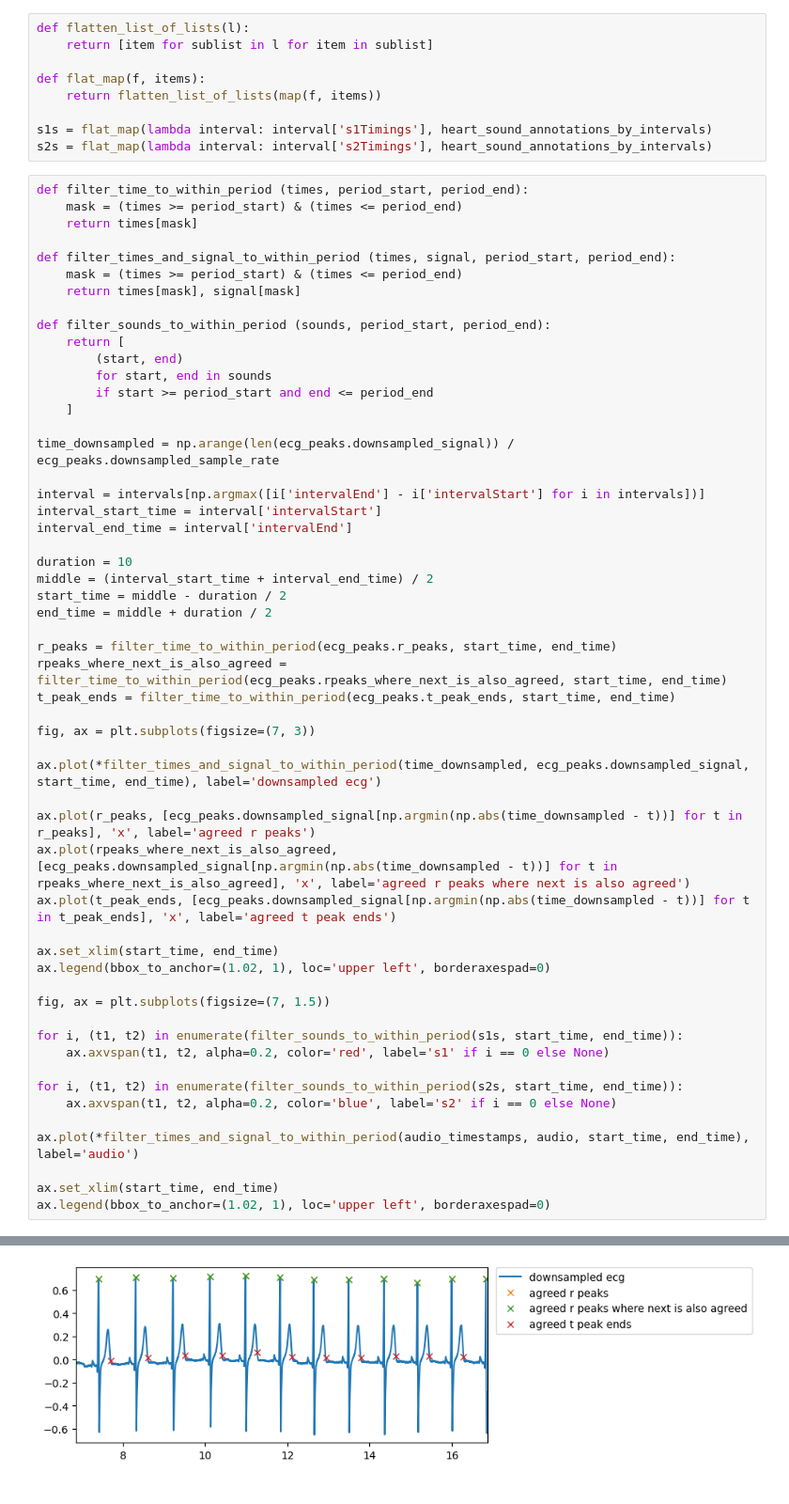
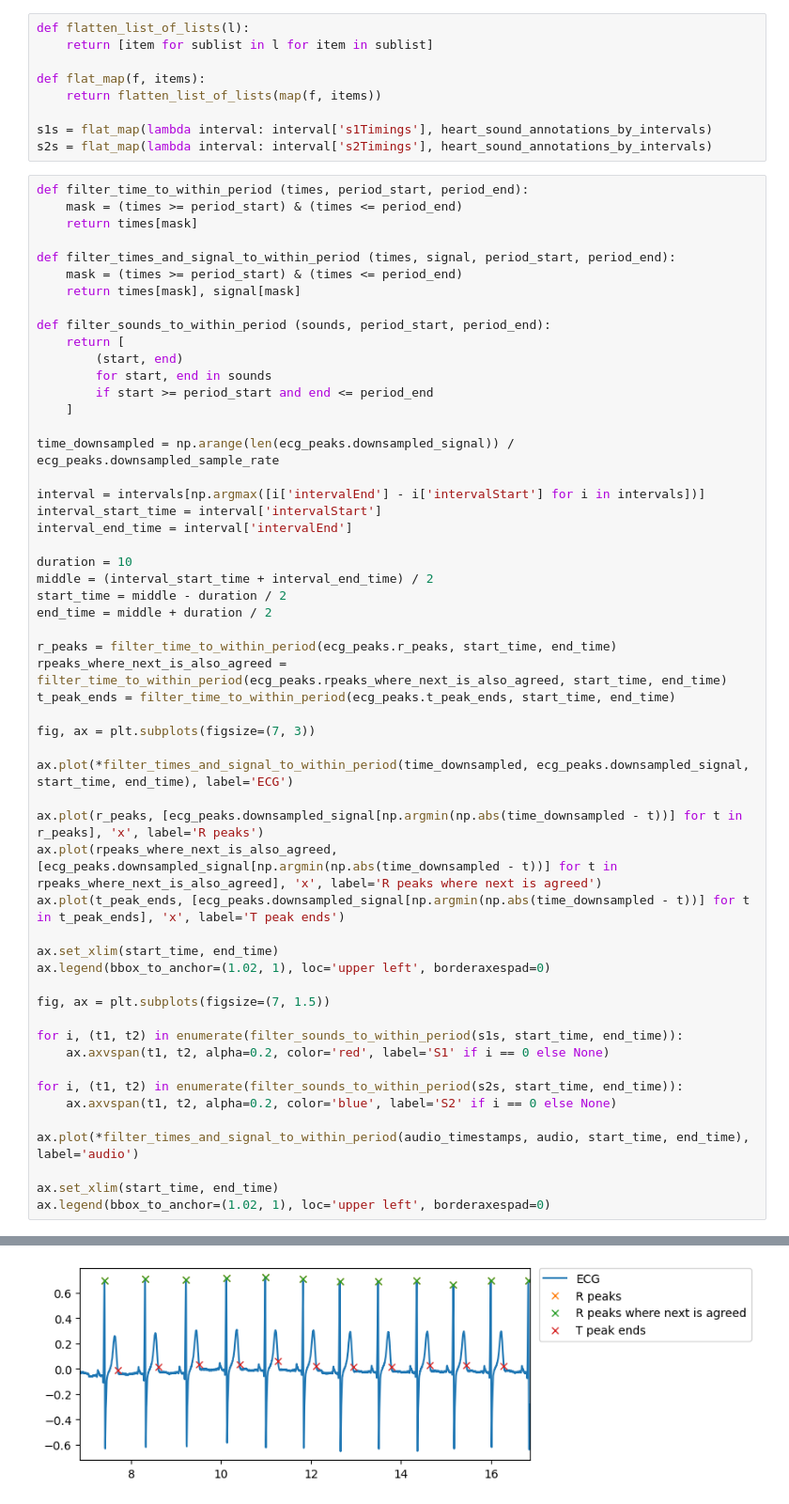
Before and after one commit to jackpeck/heartsounds, a Jupyter notebook: example-visualizations.ipynb, the cells around one changed output, grey strips where cells are left out. Shown at 94% size. Cells and saved outputs as stored; diff of their text form.

Commit message:
Improve labelling of ECG and audio graphs

```diff
--- a/example-visualizations.ipynb
+++ b/example-visualizations.ipynb
@@ -81,38 +81,38 @@ interval_start_time = interval['intervalStart']
 interval_end_time = interval['intervalEnd']
 
 duration = 10
 middle = (interval_start_time + interval_end_time) / 2
 start_time = middle - duration / 2
 end_time = middle + duration / 2
 
 r_peaks = filter_time_to_within_period(ecg_peaks.r_peaks, start_time, end_time)
 rpeaks_where_next_is_also_agreed = filter_time_to_within_period(ecg_peaks.rpeaks_where_next_is_also_agreed, start_time, end_time)
 t_peak_ends = filter_time_to_within_period(ecg_peaks.t_peak_ends, start_time, end_time)
 
 fig, ax = plt.subplots(figsize=(7, 3))
 
-ax.plot(*filter_times_and_signal_to_within_period(time_downsampled, ecg_peaks.downsampled_signal, start_time, end_time), label='downsampled ecg')
+ax.plot(*filter_times_and_signal_to_within_period(time_downsampled, ecg_peaks.downsampled_signal, start_time, end_time), label='ECG')
 
-ax.plot(r_peaks, [ecg_peaks.downsampled_signal[np.argmin(np.abs(time_downsampled - t))] for t in r_peaks], 'x', label='agreed r peaks')
-ax.plot(rpeaks_where_next_is_also_agreed, [ecg_peaks.downsampled_signal[np.argmin(np.abs(time_downsampled - t))] for t in rpeaks_where_next_is_also_agreed], 'x', label='agreed r peaks where next is also agreed')
-ax.plot(t_peak_ends, [ecg_peaks.downsampled_signal[np.argmin(np.abs(time_downsampled - t))] for t in t_peak_ends], 'x', label='agreed t peak ends')
+ax.plot(r_peaks, [ecg_peaks.downsampled_signal[np.argmin(np.abs(time_downsampled - t))] for t in r_peaks], 'x', label='R peaks')
+ax.plot(rpeaks_where_next_is_also_agreed, [ecg_peaks.downsampled_signal[np.argmin(np.abs(time_downsampled - t))] for t in rpeaks_where_next_is_also_agreed], 'x', label='R peaks where next is agreed')
+ax.plot(t_peak_ends, [ecg_peaks.downsampled_signal[np.argmin(np.abs(time_downsampled - t))] for t in t_peak_ends], 'x', label='T peak ends')
 
 ax.set_xlim(start_time, end_time)
 ax.legend(bbox_to_anchor=(1.02, 1), loc='upper left', borderaxespad=0)
 
 fig, ax = plt.subplots(figsize=(7, 1.5))
 
 for i, (t1, t2) in enumerate(filter_sounds_to_within_period(s1s, start_time, end_time)):
-    ax.axvspan(t1, t2, alpha=0.2, color='red', label='s1' if i == 0 else None)
+    ax.axvspan(t1, t2, alpha=0.2, color='red', label='S1' if i == 0 else None)
 
 for i, (t1, t2) in enumerate(filter_sounds_to_within_period(s2s, start_time, end_time)):
-    ax.axvspan(t1, t2, alpha=0.2, color='blue', label='s2' if i == 0 else None)
+    ax.axvspan(t1, t2, alpha=0.2, color='blue', label='S2' if i == 0 else None)
 
 ax.plot(*filter_times_and_signal_to_within_period(audio_timestamps, audio, start_time, end_time), label='audio')
 
 ax.set_xlim(start_time, end_time)
 ax.legend(bbox_to_anchor=(1.02, 1), loc='upper left', borderaxespad=0)
 # %% [output]
 <matplotlib.legend.Legend at 0x...>
-[figure, old version]
+[figure, new version]
 [figure]
```
